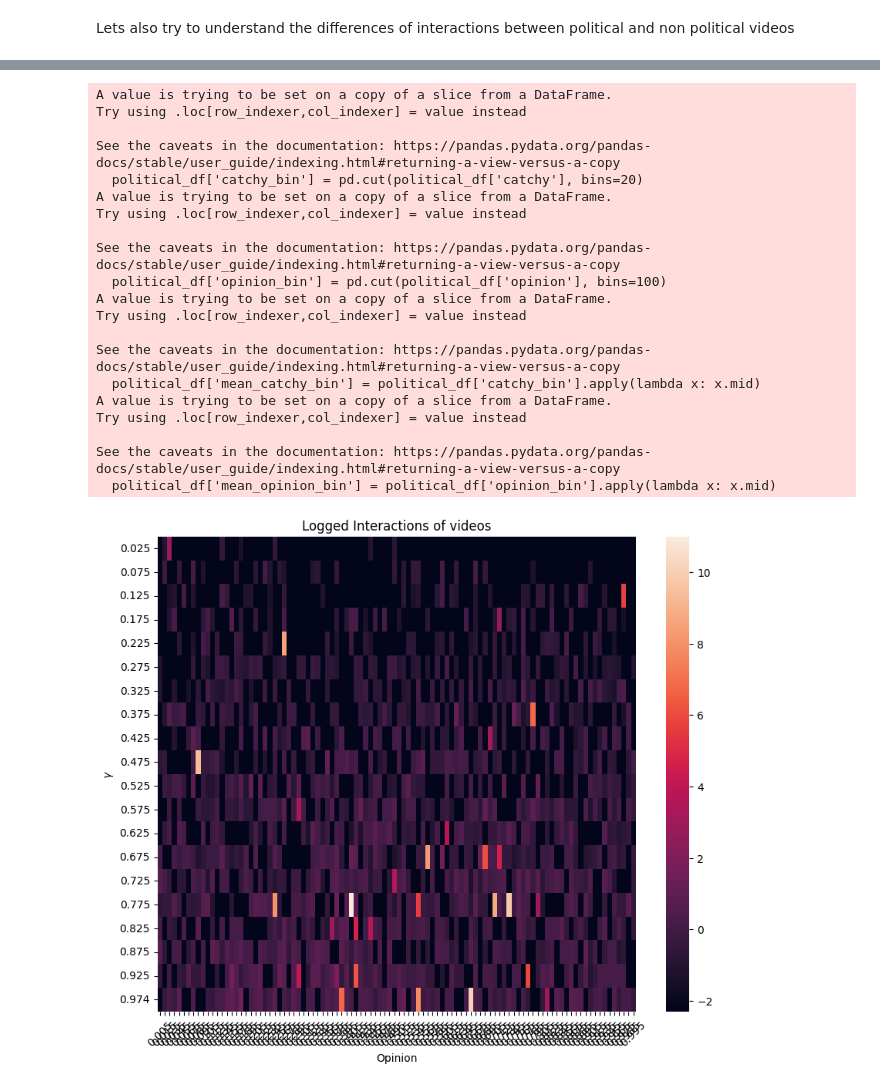
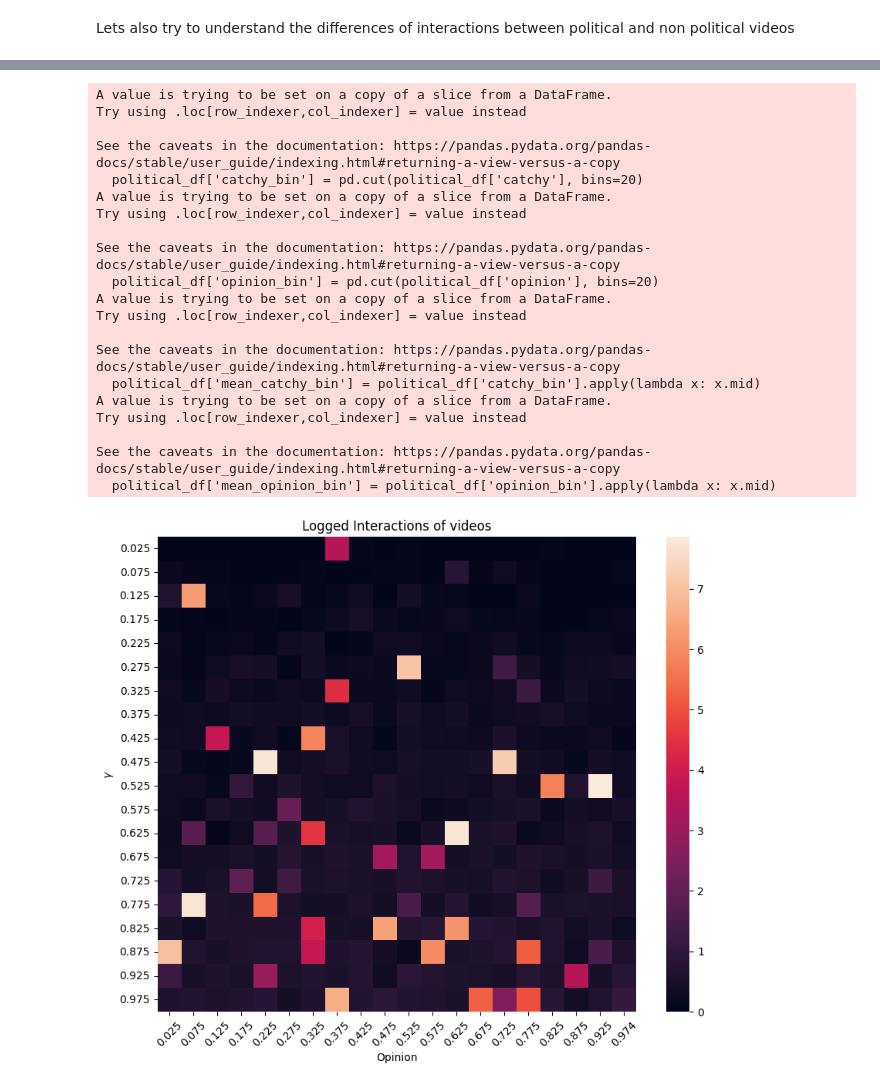
Before and after one commit to komanderb/TikTok, a Jupyter notebook: model.ipynb, the cells around one changed output, grey strips where cells are left out. Drawn from its saved outputs; the diff is of its cells as text; code cells hidden in the pictures.

```diff
--- a/model.ipynb
+++ b/model.ipynb
@@ -339,6 +317,6 @@ Name: count, Length: 80, dtype: int64
 # %%
 political_df['catchy_bin'] = pd.cut(political_df['catchy'], bins=20)
-political_df['opinion_bin'] = pd.cut(political_df['opinion'], bins=100)
+political_df['opinion_bin'] = pd.cut(political_df['opinion'], bins=20)
 political_df['mean_catchy_bin'] = political_df['catchy_bin'].apply(lambda x: x.mid)
 political_df['mean_opinion_bin'] = political_df['opinion_bin'].apply(lambda x: x.mid)
 political_df = political_df.round(3)
@@ -353,7 +331,7 @@ A value is trying to be set on a copy of a slice from a DataFrame.
 Try using .loc[row_indexer,col_indexer] = value instead
 
 See the caveats in the documentation: https://pandas.pydata.org/pandas-docs/stable/user_guide/indexing.html#returning-a-view-versus-a-copy
-  political_df['opinion_bin'] = pd.cut(political_df['opinion'], bins=100)
+  political_df['opinion_bin'] = pd.cut(political_df['opinion'], bins=20)
 A value is trying to be set on a copy of a slice from a DataFrame.
 Try using .loc[row_indexer,col_indexer] = value instead
 
@@ -368,16 +346,16 @@ See the caveats in the documentation: https://pandas.pydata.org/pandas-docs/stab
 pivot_table.fillna(0, inplace=True)
 # %%
 import seaborn as sns
-pivot_table_log = np.log(pivot_table + 0.1)
+pivot_table_log = np.log(pivot_table + 1)
 plt.figure(figsize=(10, 8))
 sns.heatmap(pivot_table_log)
 plt.title('Logged Interactions of videos')
 plt.xlabel('Opinion')
 plt.ylabel('$\gamma$')
 plt.xticks(np.arange(0.5, len(pivot_table_log.columns)), [f'{val:.3f}' for val in pivot_table_log.columns], rotation=45)
 plt.yticks(np.arange(0.5, len(pivot_table_log.index)), [f'{val:.3f}' for val in pivot_table_log.index], rotation=0)
 plt.show()
 # %% [output]
-[figure, old version]
+[figure, new version]
 # %% [markdown]
 Problems:
```
Also changed, not shown: parts of 8 cells of this notebook.
